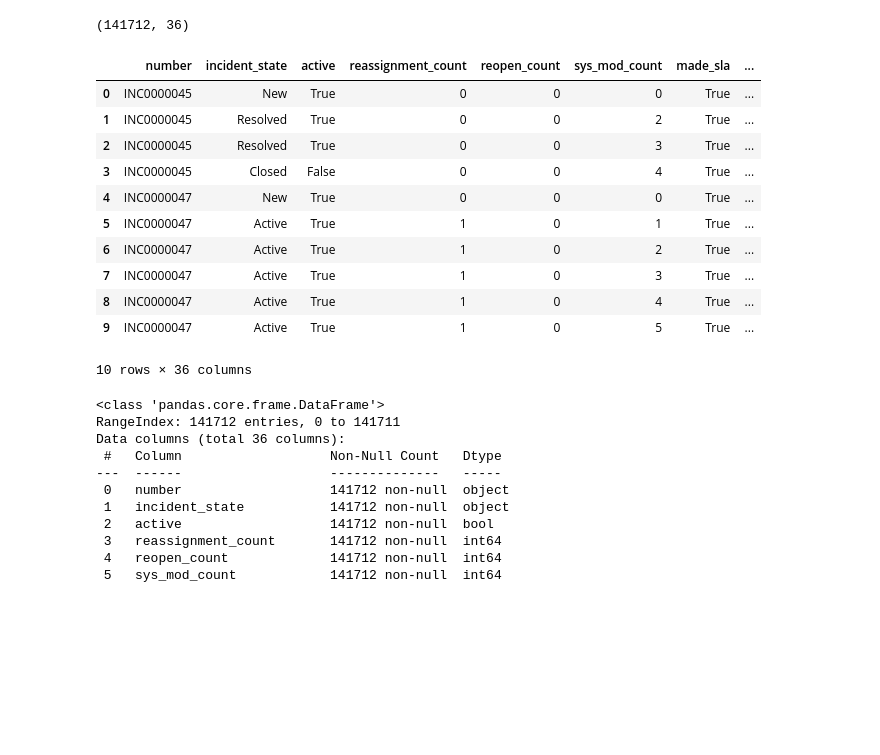
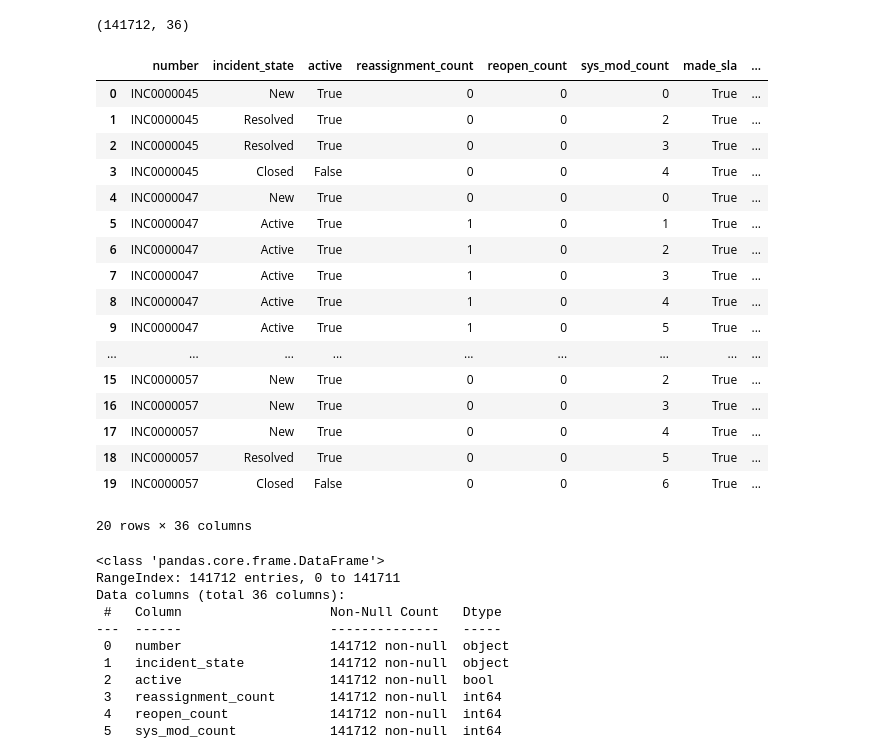
Before and after one commit to kunict11/GCN-Ticket-Reassignment-Prediction, a Jupyter notebook: 01.Preprocessing.ipynb, the cells around one changed output. Cells and saved outputs as stored; diff of their text form; code cells hidden in the pictures; blank space fills up the shorter version.

```diff
--- a/01_ExplorationPreprocessing.ipynb
+++ b/01.Preprocessing.ipynb
@@ -12,20 +10,26 @@ df.shape
 # %% [output]
 (141712, 36)
 # %%
-df.head(10)
+df.head(20)
 # %% [output]
 |  | number | incident_state | active | reassignment_count | reopen_count | sys_mod_count | made_sla | ... |
 | 0 | INC0000045 | New | True | 0 | 0 | 0 | True | ... |
 | 1 | INC0000045 | Resolved | True | 0 | 0 | 2 | True | ... |
 | 2 | INC0000045 | Resolved | True | 0 | 0 | 3 | True | ... |
 | 3 | INC0000045 | Closed | False | 0 | 0 | 4 | True | ... |
 | 4 | INC0000047 | New | True | 0 | 0 | 0 | True | ... |
 | 5 | INC0000047 | Active | True | 1 | 0 | 1 | True | ... |
 | 6 | INC0000047 | Active | True | 1 | 0 | 2 | True | ... |
 | 7 | INC0000047 | Active | True | 1 | 0 | 3 | True | ... |
 | 8 | INC0000047 | Active | True | 1 | 0 | 4 | True | ... |
 | 9 | INC0000047 | Active | True | 1 | 0 | 5 | True | ... |
+| ... | ... | ... | ... | ... | ... | ... | ... | ... |
+| 15 | INC0000057 | New | True | 0 | 0 | 2 | True | ... |
+| 16 | INC0000057 | New | True | 0 | 0 | 3 | True | ... |
+| 17 | INC0000057 | New | True | 0 | 0 | 4 | True | ... |
+| 18 | INC0000057 | Resolved | True | 0 | 0 | 5 | True | ... |
+| 19 | INC0000057 | Closed | False | 0 | 0 | 6 | True | ... |
-10 rows × 36 columns
+20 rows × 36 columns
 # %%
 df.info()
 # %% [output]
```
Also changed, not shown: parts of 32 cells of this notebook, 1 other file.
